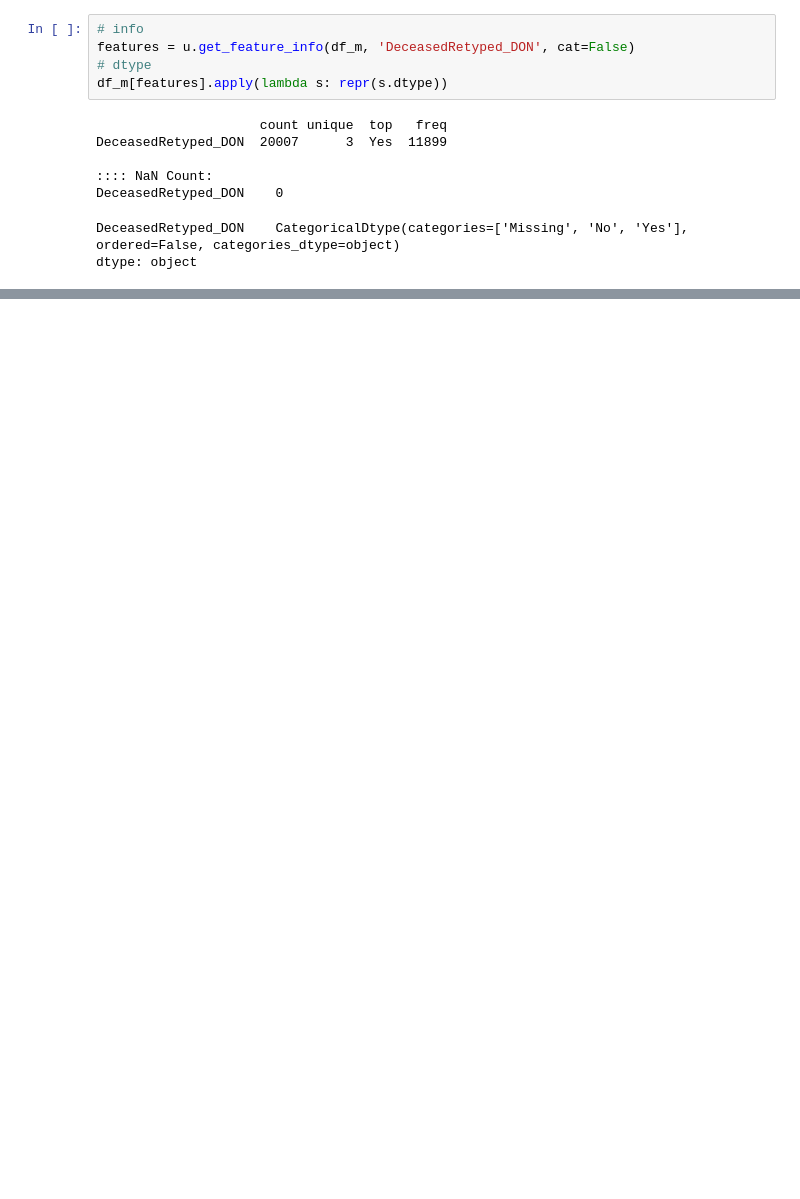
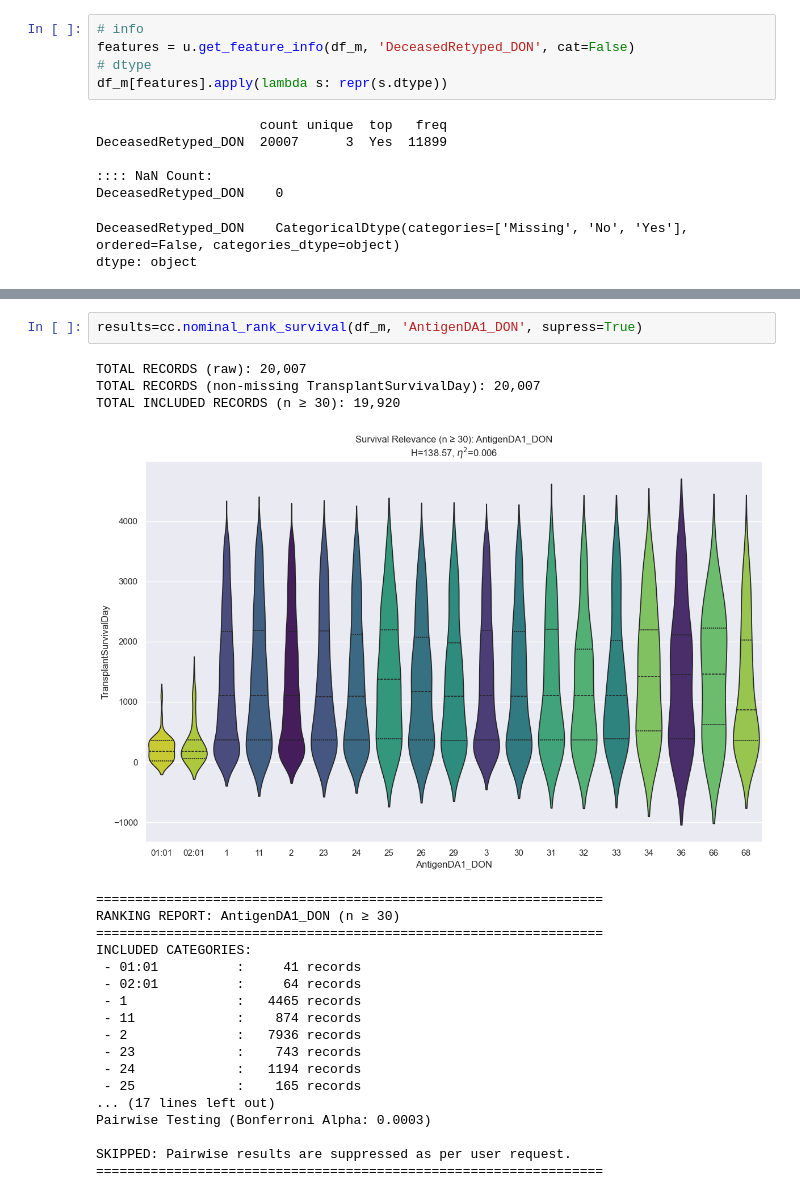
Before and after one commit to SirErikPak/UNOS, a Jupyter notebook: Notebook/WrangleDonor.ipynb, the cells around one changed output, grey strips where cells are left out. Drawn from its saved outputs; the diff is of its cells as text; blank space fills up the shorter version.

```diff
--- a/Notebook/WrangleDonor.ipynb
+++ b/Notebook/WrangleDonor.ipynb
@@ -116,0 +367,24 @@ cc.nominal_rank_survival()
+# %%
+results=cc.nominal_rank_survival(df_m, 'AntigenDA1_DON', supress=True)
+# %% [output]
+TOTAL RECORDS (raw): 20,007
+TOTAL RECORDS (non-missing TransplantSurvivalDay): 20,007
+TOTAL INCLUDED RECORDS (n ≥ 30): 19,920
+[figure, added]
+=================================================================
+RANKING REPORT: AntigenDA1_DON (n ≥ 30)
+=================================================================
+INCLUDED CATEGORIES:
+ - 01:01          :     41 records
+ - 02:01          :     64 records
+ - 1              :   4465 records
+ - 11             :    874 records
+ - 2              :   7936 records
+ - 23             :    743 records
+ - 24             :   1194 records
+ - 25             :    165 records
+... (17 lines left out)
+Pairwise Testing (Bonferroni Alpha: 0.0003)
+
+SKIPPED: Pairwise results are suppressed as per user request.
+=================================================================
```
Also changed, not shown: parts of 80 cells of this notebook, 3 other files.
